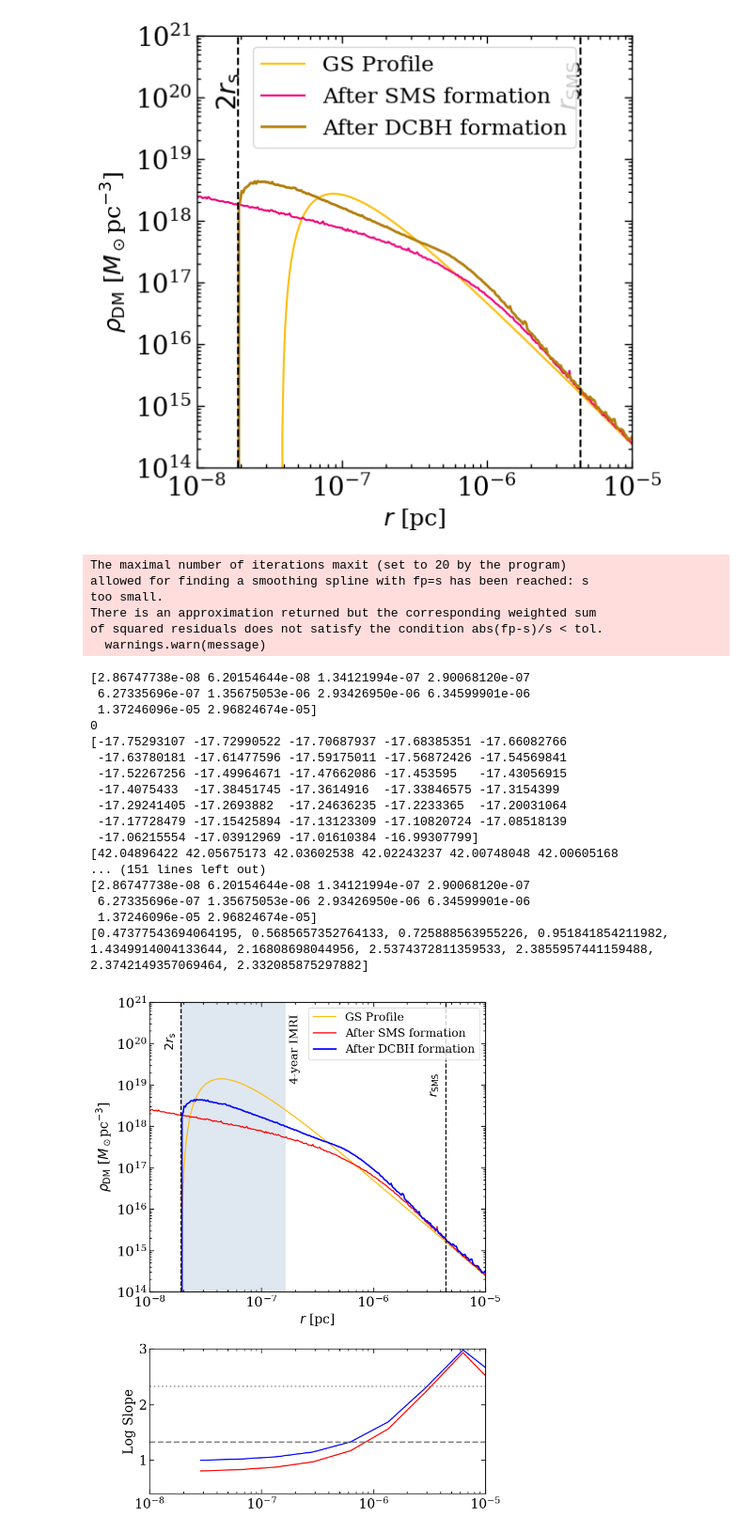
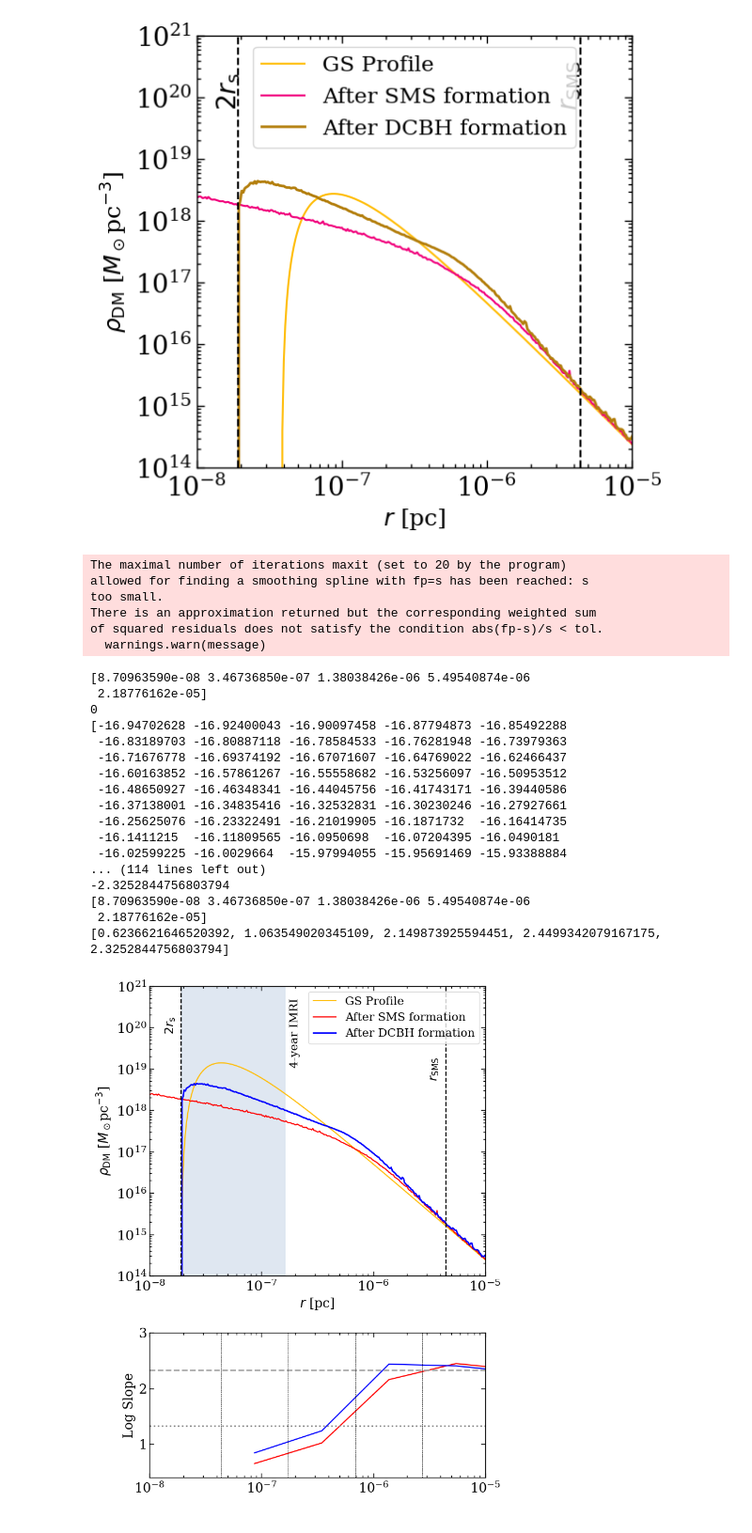
Before and after one commit to danielegaggero/BluntSpikes, a Jupyter notebook: Plot_SMS_mound_Daniele.ipynb, the cells around one changed output. Shown at 94% size. Drawn from its saved outputs; the diff is of its cells as text; code cells hidden in the pictures.

Commit message:
new plots

```diff
--- a/Plot_SMS_mound_Daniele.ipynb
+++ b/Plot_SMS_mound_Daniele.ipynb
@@ -686,7 +686,7 @@ ax1.text(1.8e-7, 1.2e19, r"4-year IMRI", rotation=90, fontsize=15)
 
 # Bottom panel
 
-interval_start_2 = 2*r_S
+interval_start_2 = 4.5*r_S
 interval_end_2 = 10*r_poly
 #print(interval_start_2)
 #print(interval_end_2)
@@ -700,8 +700,8 @@ spline_slope_2 = UnivariateSpline(r_array, np.abs(slope_2), s=3)
 slope_1_interp = spline_slope_1(r_array)
 slope_2_interp = spline_slope_2(r_array)
 #
-interval_start_ = 4.*r_S
-interval_end_ = 2.*r_poly
+interval_start_ = interval_start_2
+interval_end_ = interval_end_2
 indices_in_interval_ = np.where((r_array >= interval_start_) & (r_array <= interval_end_))[0]
 #
 slope_1_cut = np.abs(slope_1[:])
@@ -747,7 +747,7 @@ def linearF(x, a, b):
     return a +  b*x
 
 # Binned fit
-Nbins = 6  # Number of bins
+Nbins = 5  # Number of bins
 x_array = r_array[indices_in_interval_2]
 y_array_1 = rho_array_smooth[indices_in_interval_2]
 y_array_2 = rho_r_C_smooth[indices_in_interval_2]
@@ -782,49 +782,52 @@ print(fit_params_1)
 
 spline_interpolation_1 = UnivariateSpline(bin_centers, fit_params_1, s=3)
 spline_interpolation_2  = UnivariateSpline(bin_centers, fit_params_2, s=3)
 
 ax2.plot(bin_centers, spline_interpolation_1(bin_centers), c="red", ls ="-")
 ax2.plot(bin_centers, spline_interpolation_2(bin_centers), c="blue", ls ="-")
 
 #ax2.plot(r_array, slope_1_cut, c = "red", ls=":")
 #ax2.plot(r_array, slope_1_interp_cut, c = "red", ls="-")
 #ax2.plot(r_array, slope_2_cut, c = "blue", linestyle=':',lw=2)
 #ax2.plot(r_array, slope_2_interp_cut, c = "blue", ls="-")
-ax2.axhline(y=4/3., color="grey", linestyle='--', linewidth=2)
-ax2.axhline(y=7/3., color="darkgrey", linestyle=':', linewidth=2)
+ax2.axhline(y=4/3., color="grey", linestyle=':', linewidth=2)
+ax2.axhline(y=7/3., color="darkgrey", linestyle='--', linewidth=2)
+
+for edge in bin_edges:
+    plt.axvline(edge, color='black', linestyle='--', linewidth=0.5)
 
 #ax2.plot(positions, slopes, color="blue", ls="-")
 ax2.set_xscale("log")
 ax2.set_ylabel("Log Slope", fontsize = 17)
 ax2.set_xlim(1E-8, 1E-5)
 ax2.set_ylim(4E-1, 3E0)
 ax2.tick_params(axis='both', which='major', labelsize=17)
 #
 plt.tight_layout()
 plt.savefig('./figures/density_NFW_rho_SMS_zoom_2_smooth.pdf')
 plt.show()
 # %% [output]
 The maximal number of iterations maxit (set to 20 by the program)
 allowed for finding a smoothing spline with fp=s has been reached: s
 too small.
 There is an approximation returned but the corresponding weighted sum
 of squared residuals does not satisfy the condition abs(fp-s)/s < tol.
   warnings.warn(message)
-[2.86747738e-08 6.20154644e-08 1.34121994e-07 2.90068120e-07
- 6.27335696e-07 1.35675053e-06 2.93426950e-06 6.34599901e-06
- 1.37246096e-05 2.96824674e-05]
+[8.70963590e-08 3.46736850e-07 1.38038426e-06 5.49540874e-06
+ 2.18776162e-05]
 0
-[-17.75293107 -17.72990522 -17.70687937 -17.68385351 -17.66082766
- -17.63780181 -17.61477596 -17.59175011 -17.56872426 -17.54569841
- -17.52267256 -17.49964671 -17.47662086 -17.453595   -17.43056915
- -17.4075433  -17.38451745 -17.3614916  -17.33846575 -17.3154399
- -17.29241405 -17.2693882  -17.24636235 -17.2233365  -17.20031064
- -17.17728479 -17.15425894 -17.13123309 -17.10820724 -17.08518139
- -17.06215554 -17.03912969 -17.01610384 -16.99307799]
-[42.04896422 42.05675173 42.03602538 42.02243237 42.00748048 42.00605168
-... (151 lines left out)
-[2.86747738e-08 6.20154644e-08 1.34121994e-07 2.90068120e-07
- 6.27335696e-07 1.35675053e-06 2.93426950e-06 6.34599901e-06
- 1.37246096e-05 2.96824674e-05]
-[0.47377543694064195, 0.5685657352764133, 0.725888563955226, 0.951841854211982, 1.4349914004133644, 2.16808698044956, 2.5374372811359533, 2.3855957441159488, 2.3742149357069464, 2.332085875297882]
+[-16.94702628 -16.92400043 -16.90097458 -16.87794873 -16.85492288
+ -16.83189703 -16.80887118 -16.78584533 -16.76281948 -16.73979363
+ -16.71676778 -16.69374192 -16.67071607 -16.64769022 -16.62466437
+ -16.60163852 -16.57861267 -16.55558682 -16.53256097 -16.50953512
+ -16.48650927 -16.46348341 -16.44045756 -16.41743171 -16.39440586
+ -16.37138001 -16.34835416 -16.32532831 -16.30230246 -16.27927661
+ -16.25625076 -16.23322491 -16.21019905 -16.1871732  -16.16414735
+ -16.1411215  -16.11809565 -16.0950698  -16.07204395 -16.0490181
+ -16.02599225 -16.0029664  -15.97994055 -15.95691469 -15.93388884
+... (114 lines left out)
+-2.3252844756803794
+[8.70963590e-08 3.46736850e-07 1.38038426e-06 5.49540874e-06
+ 2.18776162e-05]
+[0.6236621646520392, 1.063549020345109, 2.149873925594451, 2.4499342079167175, 2.3252844756803794]
-[figure, old version]
+[figure, new version]
```
